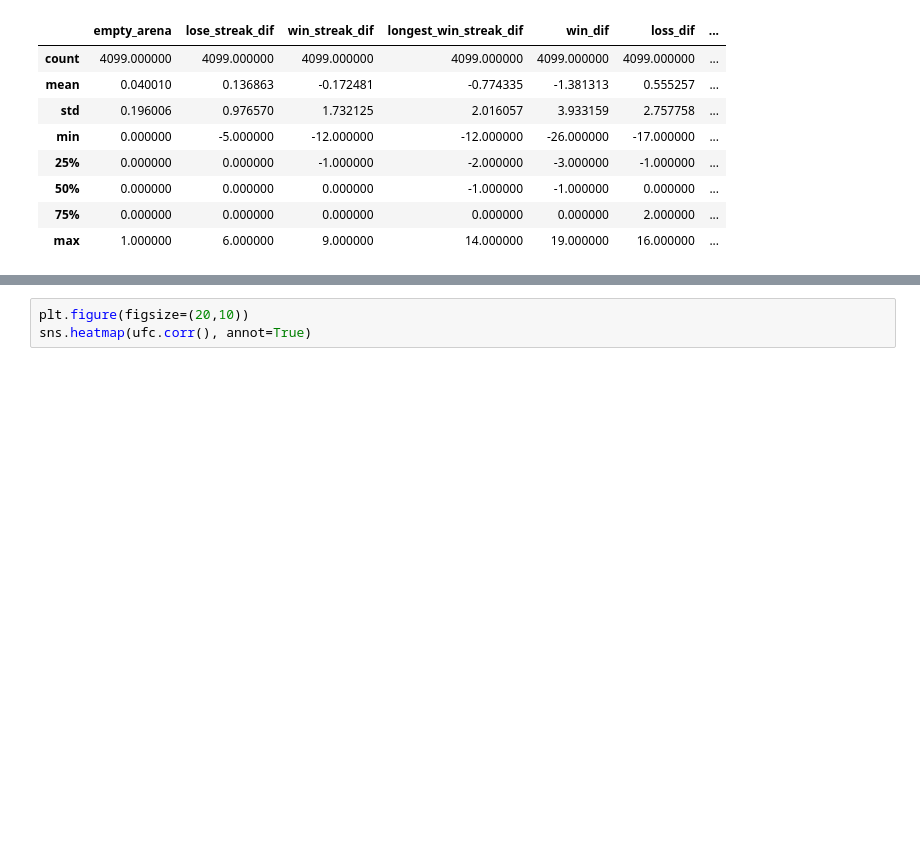
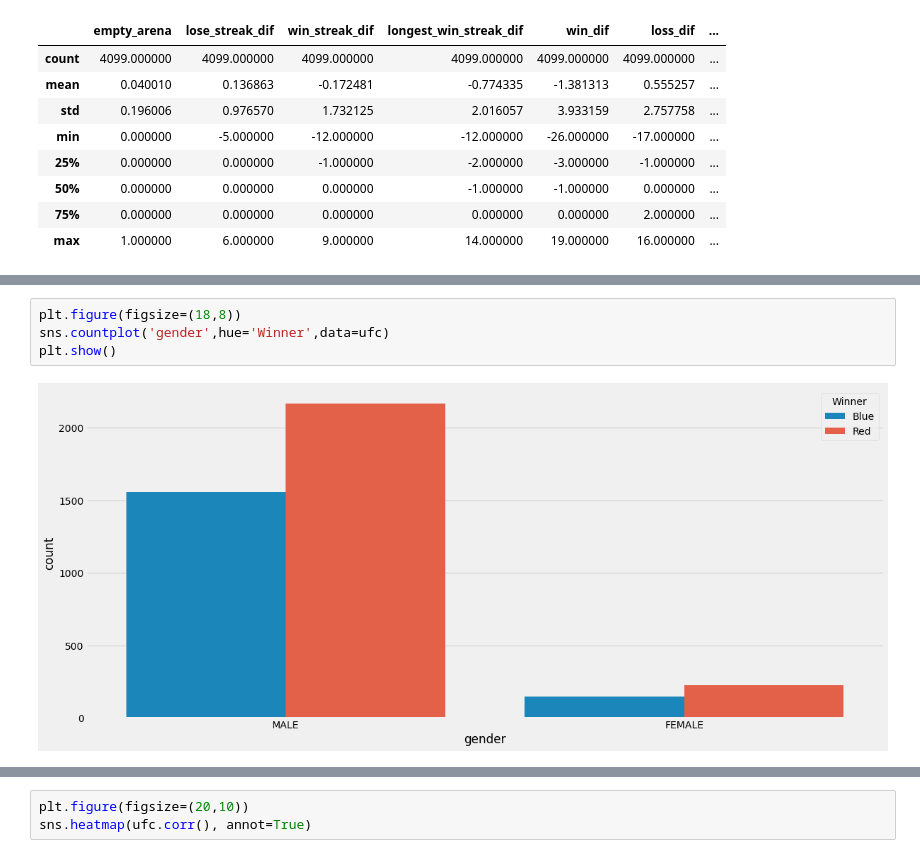
Before and after one commit to jpz129/ufc_bets, a Jupyter notebook: mma-bets/notebooks/1-exploration.ipynb, the cells around one changed output, grey strips where cells are left out. Saved outputs shown, nothing was run; the diff lists cells and outputs as text; blank space fills up the shorter version.

```diff
--- a/mma-bets/notebooks/1-exploration.ipynb
+++ b/mma-bets/notebooks/1-exploration.ipynb
@@ -140,0 +199,6 @@ import seaborn as sns
+# %%
+plt.figure(figsize=(18,8))
+sns.countplot('gender',hue='Winner',data=ufc)
+plt.show()
+# %% [output]
+[figure, added]
```
Also changed, not shown: parts of 15 cells of this notebook.
